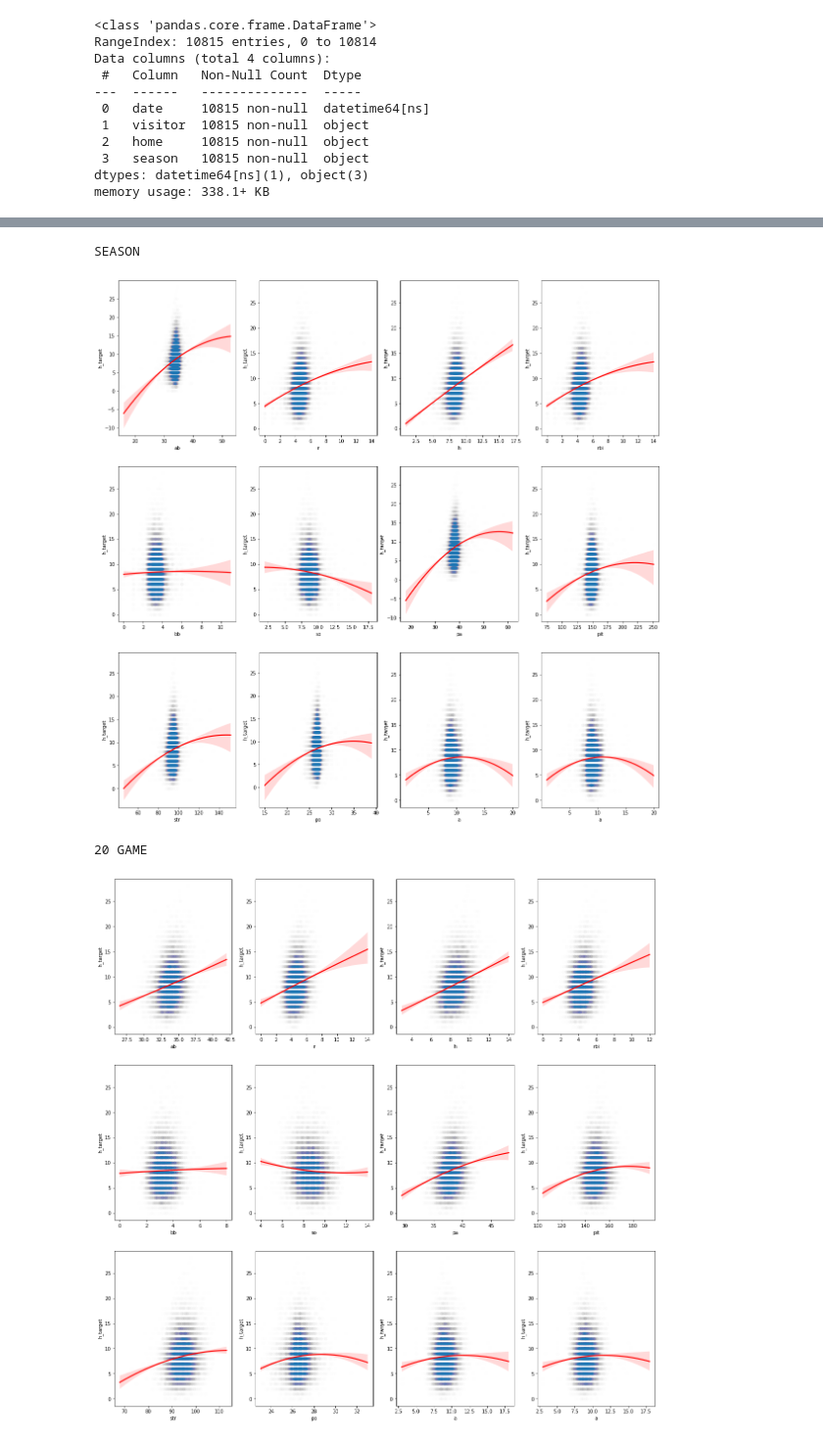
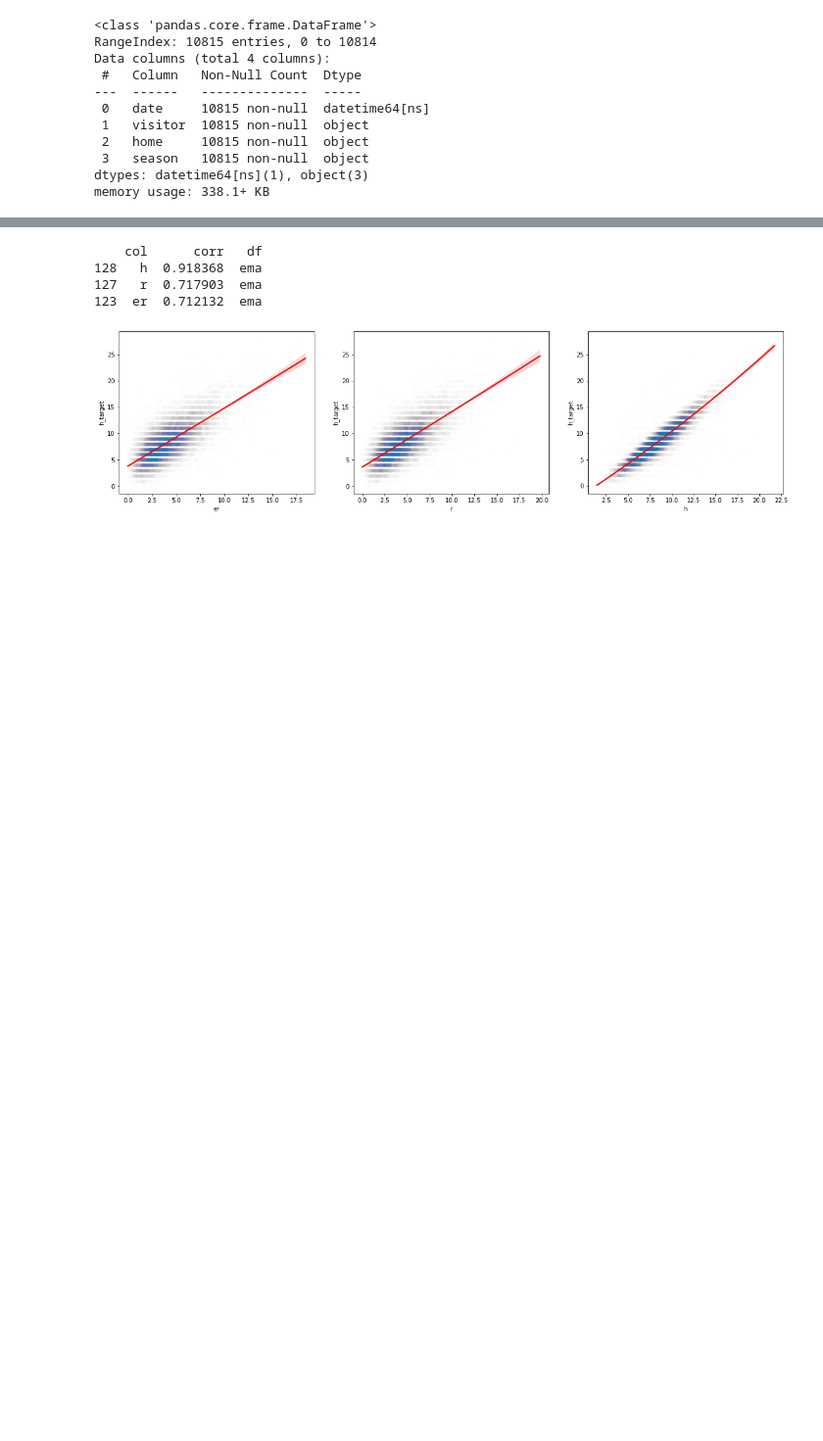
Before and after one commit to tylerengland25/MLB, a Jupyter notebook: backend/analysis/analysis.ipynb, the cells around one changed output, grey strips where cells are left out. Shown at 98% size. Drawn from its saved outputs; the diff is of its cells as text; code cells hidden in the pictures; blank space fills up the shorter version.

```diff
--- a/backend/analysis/analysis.ipynb
+++ b/backend/analysis/analysis.ipynb
@@ -87,6 +244,7 @@ memory usage: 4.3+ MB
 # Load pitching totals
 pitching_totals = pd.read_csv('backend/data/pitching/totals.csv')
 pitching_totals['date'] = pd.to_datetime(pitching_totals['date'])
+pitching_totals['cwpa'] = pitching_totals['cwpa'].apply(lambda x: float(x.strip('%')))
 
 pitching_totals.info()
 # %% [output]
@@ -181,33 +370,41 @@ def season_sma(df):
 # %%
 # Apply SMA (season, last 20 games, last 10 games, last 5 games, last 3 games, last game)
-cols = ['date', 'visitor', 'home', 'team', 'ab', 'r', 'h', 'rbi', 'bb', 'so', 'pa', 'pit', 'str', 'po', 'a']
-df = batting_totals[cols]
-sma_season = season_sma(df)
+cols = list(set(pitching_totals.columns).difference({'era', 'gsc', 'wpa', 'ali', 'cwpa', 'acli', 're24'}))
+df = pitching_totals[cols]
+cma_season = cma(df)
+ema_season = ema(df)
 sma_20, sma_10, sma_5, sma_3, sma_1 = sma(20, df), sma(10, df), sma(5, df), sma(3, df), sma(1, df)
+# %%
+# Correlations
+corr_df = pd.DataFrame()
+dfs = {'cma': cma_season, '20 game': sma_20, '10 game': sma_10, '5 game': sma_5, '3 game': sma_3, '1 game': sma_1, 'ema': ema_season}
+for df in dfs:
+    for col in set(dfs[df]).difference({'date', 'visitor', 'home', 'team', 'h_target'}):
+        corr_df = corr_df.append({'df': df, 'col': col, 'corr': dfs[df][col].corr(dfs[df]['h_target'])}, ignore_index=True)
+
+print(corr_df[corr_df['corr'].abs() >= .7].sort_values(by=['corr'], ascending=False))
+# %% [output]
+    col      corr   df
+128   h  0.918368  ema
+127   r  0.717903  ema
+123  er  0.712132  ema
 # %%
-dfs = {'season': sma_season, '20 game': sma_20, '10 game': sma_10, '5 game': sma_5, '3 game': sma_3, '1 game': sma_1}
-for df in dfs:
-    print(f'{df.upper()}')
-    # Graph
-    fig, ax = plt.subplots(3, 4, figsize=(20, 20))
+# Graph
+cols = corr_df[corr_df['corr'].abs() >= .7]['col'].unique()
+fig, ax = plt.subplots(1, 3, figsize=(20, 5))
 
-    for i in range(3):
-        for j in range(4):
-            if i*4 + j < len(cols) - 4:
-                stat = cols[i*4 + j + 4]
-            sns.regplot(
-                data=dfs[df],
-                x=stat,
-                y='h_target',
-                order=2,
-                ax=ax[i, j],
-                scatter_kws={'alpha':0.005},
-                line_kws={"color": "red"}
-                )
+for j in range(3):
+    stat = cols[j]
+    sns.regplot(
+        data=ema_season,
+        x=stat,
+        y='h_target',
+        order=2,
+        ax=ax[j],
+        scatter_kws={'alpha':0.004},
+        line_kws={"color": "red"}
+        )
 
-    plt.show()
+plt.show()
 # %% [output]
-SEASON
-[figure, old version]
+[figure, new version]
-20 GAME
-[figure, removed]
```
Also changed, not shown: parts of 18 cells of this notebook.
